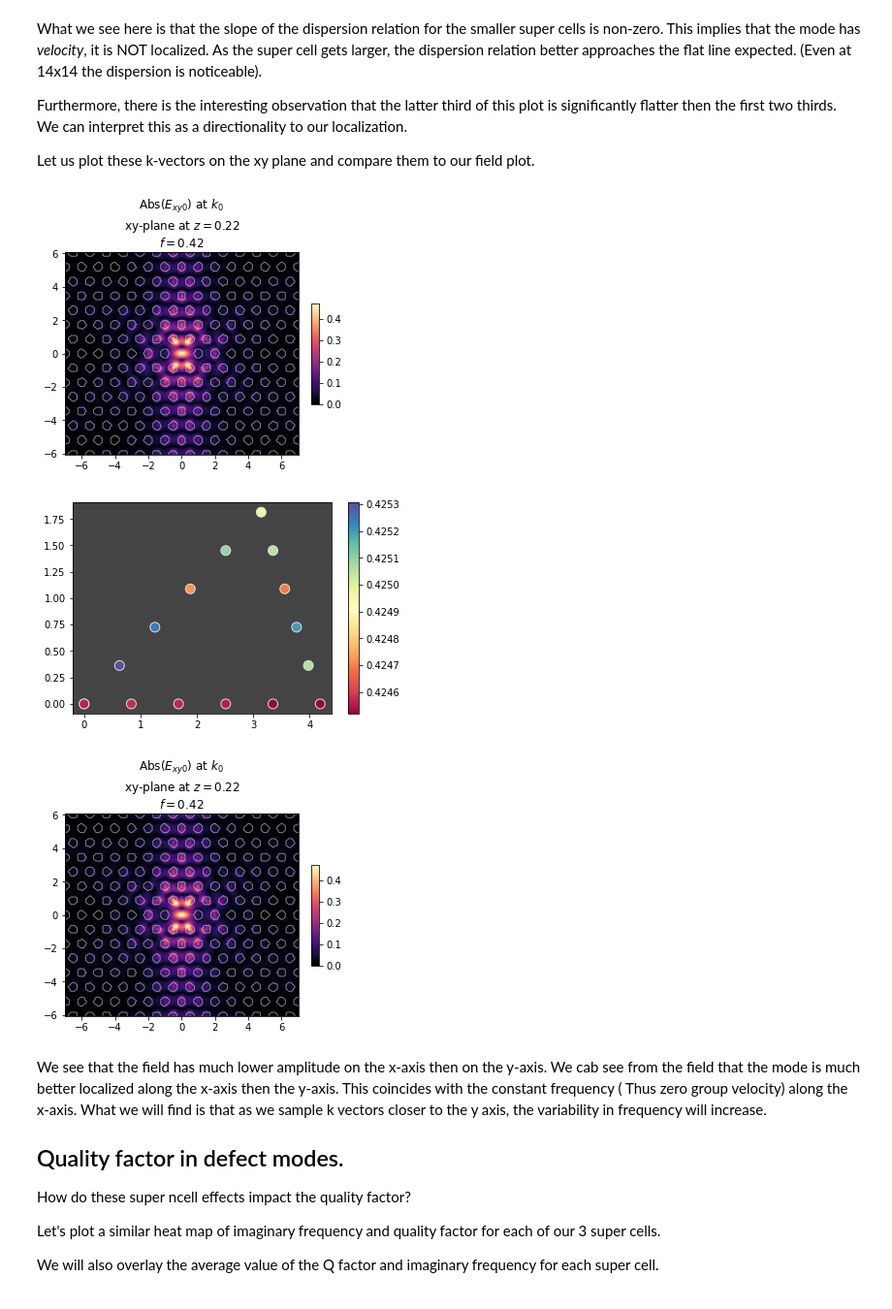
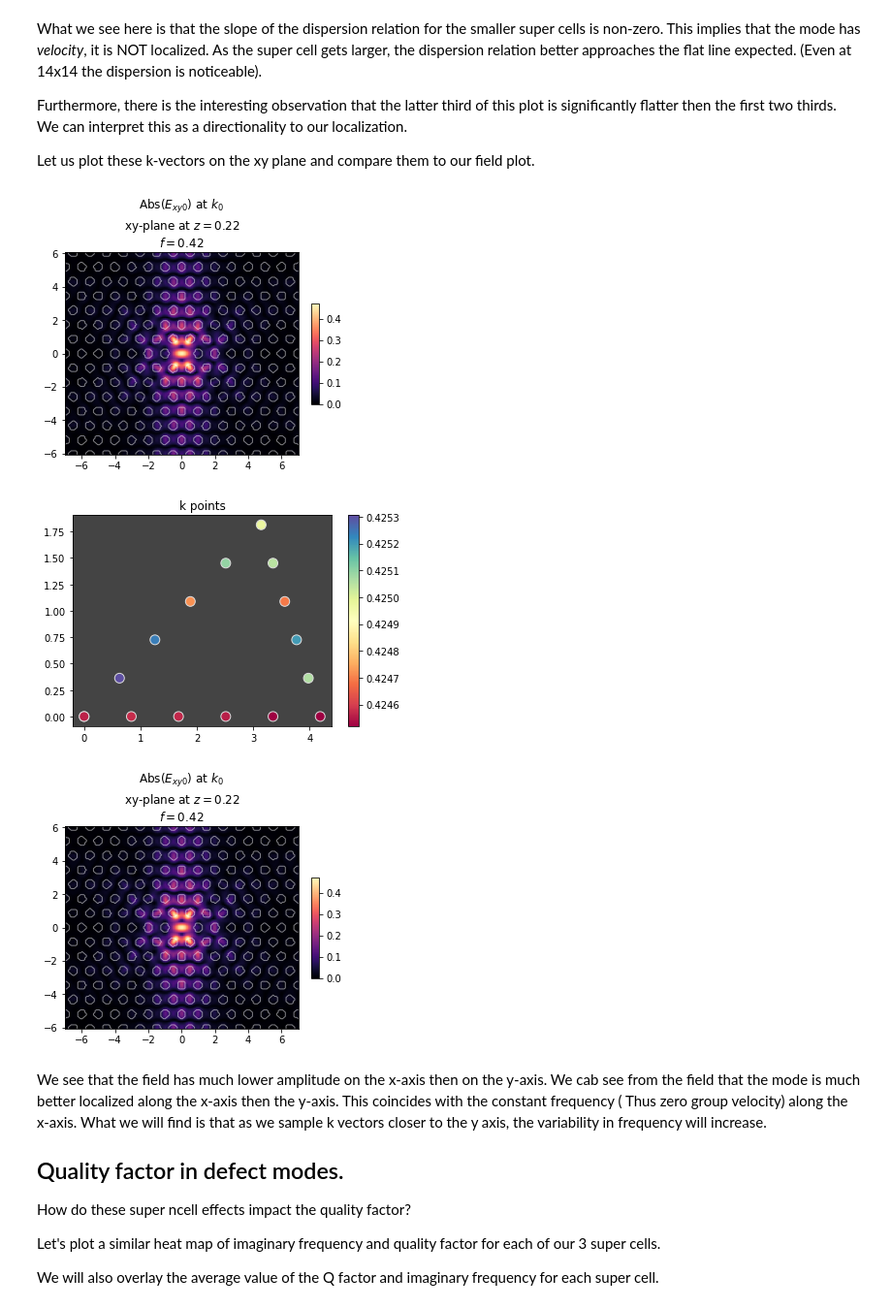
Before and after one commit to ENPH-2113-Silicon-Photonics/legume, a Jupyter notebook: chickpea_docs/04_Localization_and_Supercell_Effects.ipynb, the cells around one changed output. Shown at 97% size. Saved outputs shown, nothing was run; the diff lists cells and outputs as text; code cells hidden in the pictures.

```diff
--- a/chickpea_docs/04_Localization_and_Supercell_Effects.ipynb
+++ b/chickpea_docs/04_Localization_and_Supercell_Effects.ipynb
@@ -190,17 +191,17 @@ Let us plot these k-vectors on the xy plane and compare them to our field plot.
 # %%
 fig, ax = plt.subplots()
 sc=ax.scatter(bz_path['kpoints'][0],bz_path['kpoints'][1], c=freqs[2],
             cmap='Spectral',s=100 , edgecolors='#dddddd',norm=plt.Normalize())
 fig.colorbar(sc)
 
 ax.set_facecolor('#444444')
-ax.title('k points')
+ax.set_title('k points')
 
 legume.viz.field(cmas[2].gme, 'e', 0, 0, z=thickness/2, component='xy', val='abs',
                  N1=150, N2=150, norm=True)
 # %% [output]
 [figure]
-[figure, old version]
+[figure, new version]
 [figure]
 # %% [markdown]
 We see that the field has much lower amplitude on the x-axis then on the y-axis. We cab see from the field that the mode
```
Also changed, not shown: parts of 3 cells of this notebook, 3 other files.
